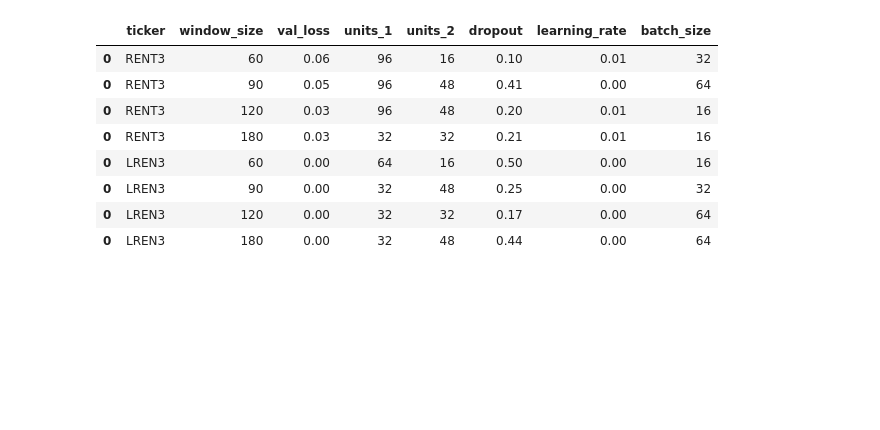
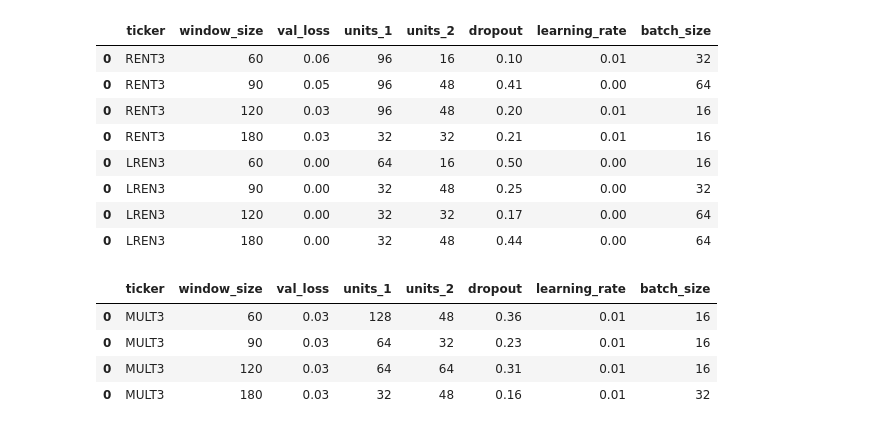
Before and after one commit to leticiafaria7/lstm-stock-predictor-api, a Jupyter notebook: 4_get_best_params_tickers.ipynb, the cells around one changed output. Cells and saved outputs as stored; diff of their text form; code cells hidden in the pictures; blank space fills up the shorter version.

Commit message:
terminando de definir os hiperparametros para todos os tickers

```diff
--- a/4_get_best_params_tickers.ipynb
+++ b/4_get_best_params_tickers.ipynb
@@ -202,3 +220,11 @@ tabela_hiperparams
 | 0 | LREN3 | 90 | 0.00 | 32 | 48 | 0.25 | 0.00 | 32 |
 | 0 | LREN3 | 120 | 0.00 | 32 | 32 | 0.17 | 0.00 | 64 |
 | 0 | LREN3 | 180 | 0.00 | 32 | 48 | 0.44 | 0.00 | 64 |
+# %%
+tabela_hiperparams
+# %% [output]
+|  | ticker | window_size | val_loss | units_1 | units_2 | dropout | learning_rate | batch_size |
+| 0 | MULT3 | 60 | 0.03 | 128 | 48 | 0.36 | 0.01 | 16 |
+| 0 | MULT3 | 90 | 0.03 | 64 | 32 | 0.23 | 0.01 | 16 |
+| 0 | MULT3 | 120 | 0.03 | 64 | 64 | 0.31 | 0.01 | 16 |
+| 0 | MULT3 | 180 | 0.03 | 32 | 48 | 0.16 | 0.01 | 32 |
```
Also changed, not shown: parts of 4 cells of this notebook, 3 other files.
